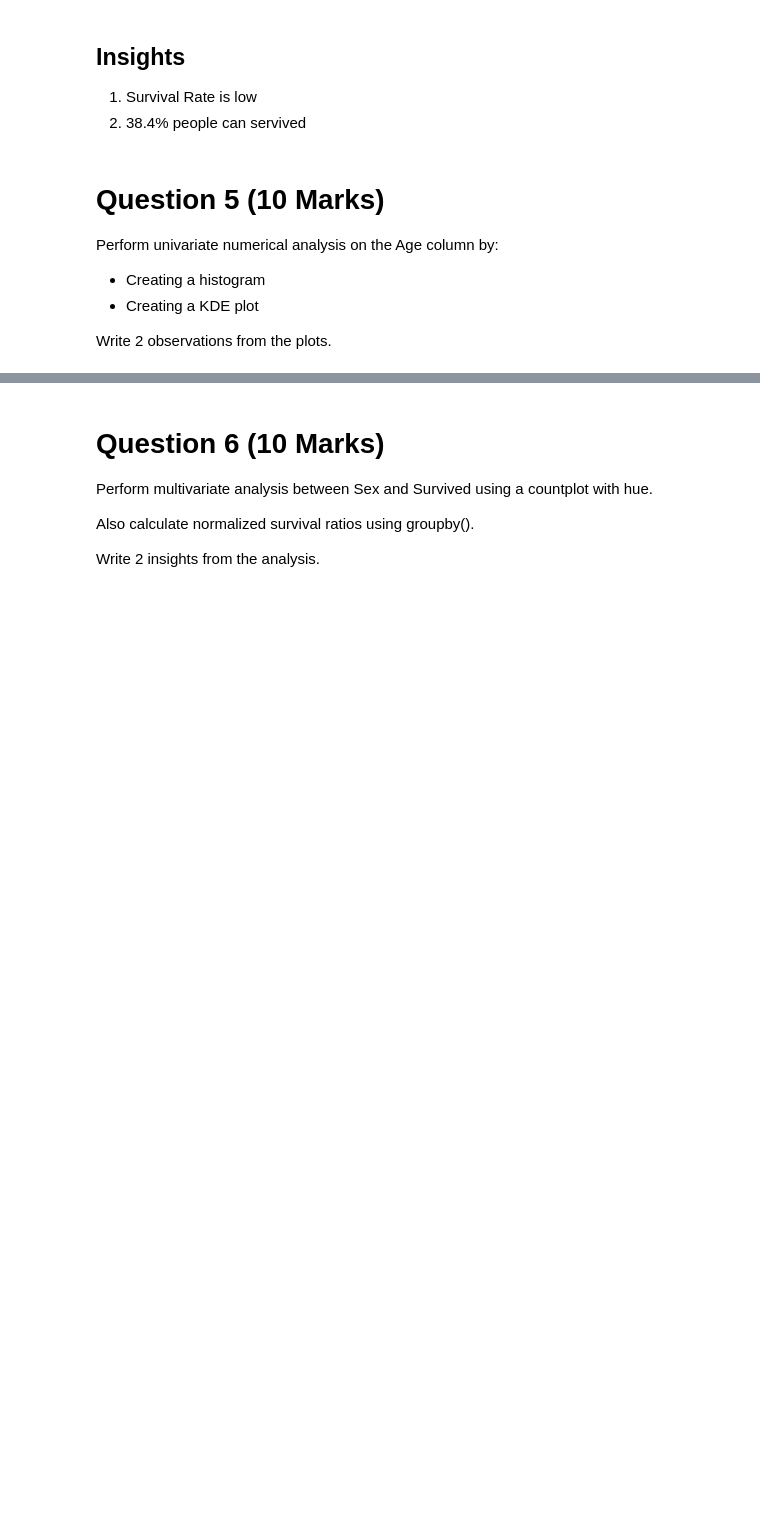
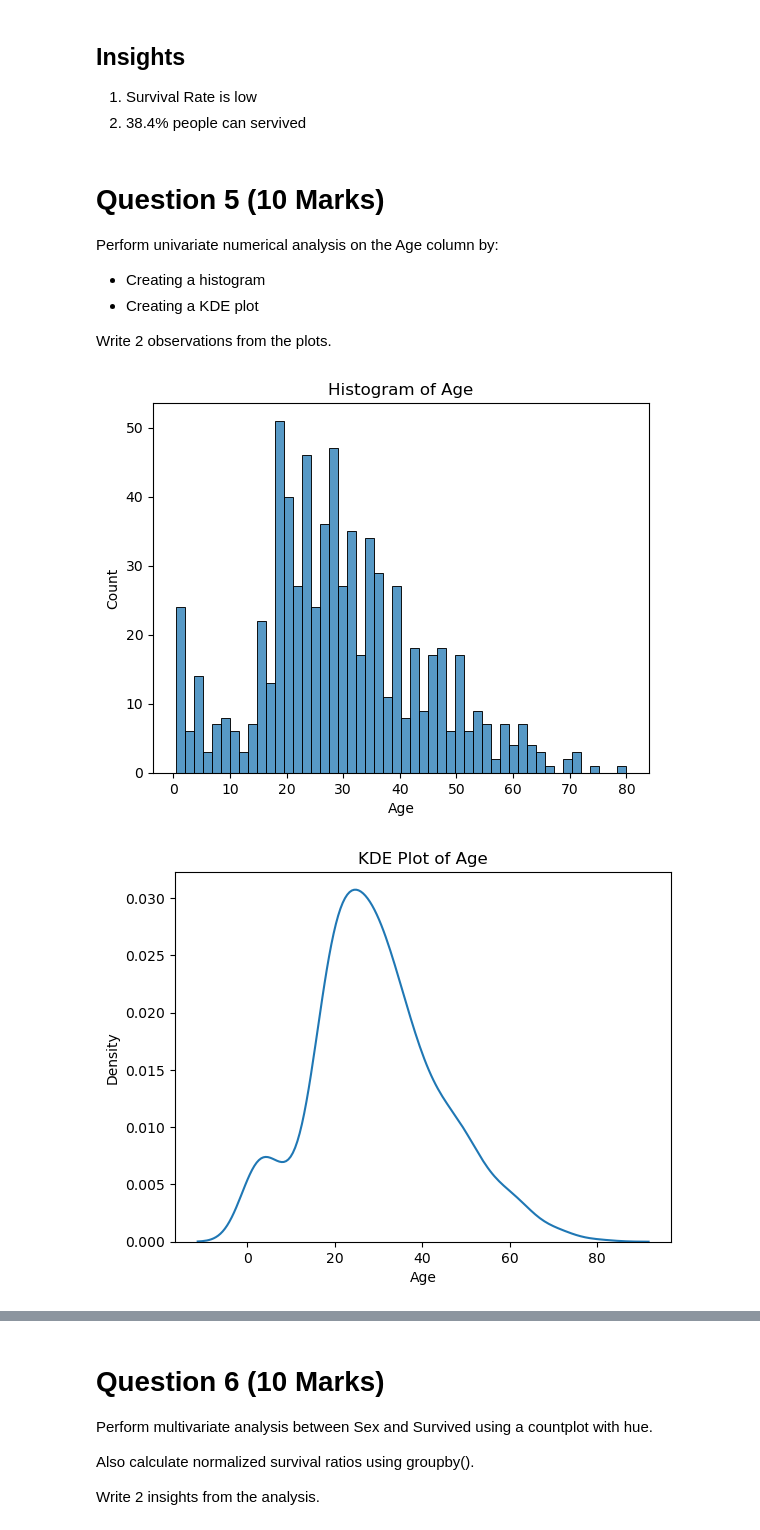
Before and after one commit to swdrana/Artificial-Intelligent-Machine-Learning, a Jupyter notebook: 02. Machine Learning/Module 04 ML Assignment 01/ML_Assignment_01_MY_EXAM_ANSWER.ipynb, the cells around one changed output, grey strips where cells are left out. Saved outputs shown, nothing was run; the diff lists cells and outputs as text; code cells hidden in the pictures; blank space fills up the shorter version.

```diff
--- a/02. Machine Learning/Module 04 ML Assignment 01/ML_Assignment_01_MY_EXAM_ANSWER.ipynb
+++ b/02. Machine Learning/Module 04 ML Assignment 01/ML_Assignment_01_MY_EXAM_ANSWER.ipynb
@@ -178,3 +178,14 @@ Perform univariate numerical analysis on the Age column by:
 - Creating a KDE plot
 
 Write 2 observations from the plots.
+# %%
+sns.histplot(df['Age'],bins=50)
+plt.title("Histogram of Age")
+plt.show()
+
+sns.kdeplot(df['Age'])
+plt.title("KDE Plot of Age")
+plt.show()
+# %% [output]
+[figure, added]
+[figure, added]
```
Also changed, not shown: parts of 10 cells of this notebook.
